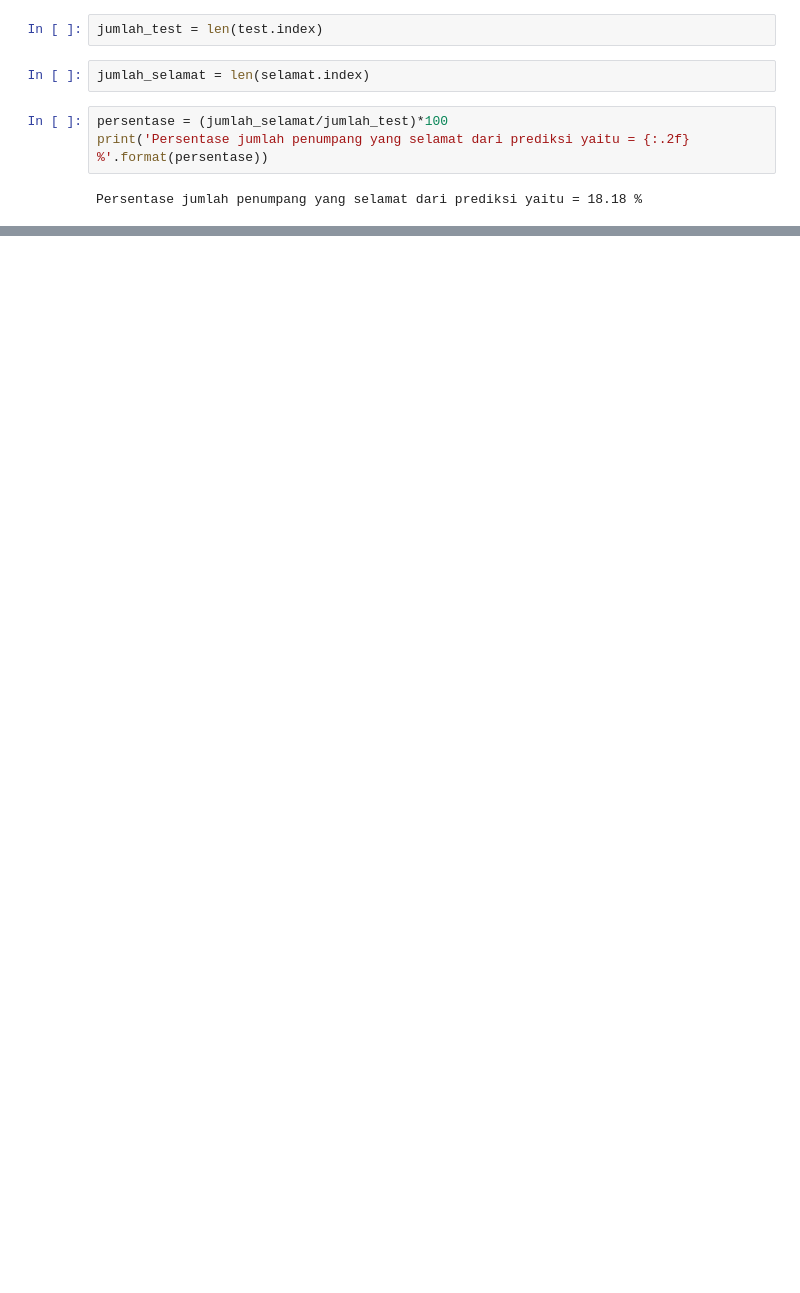
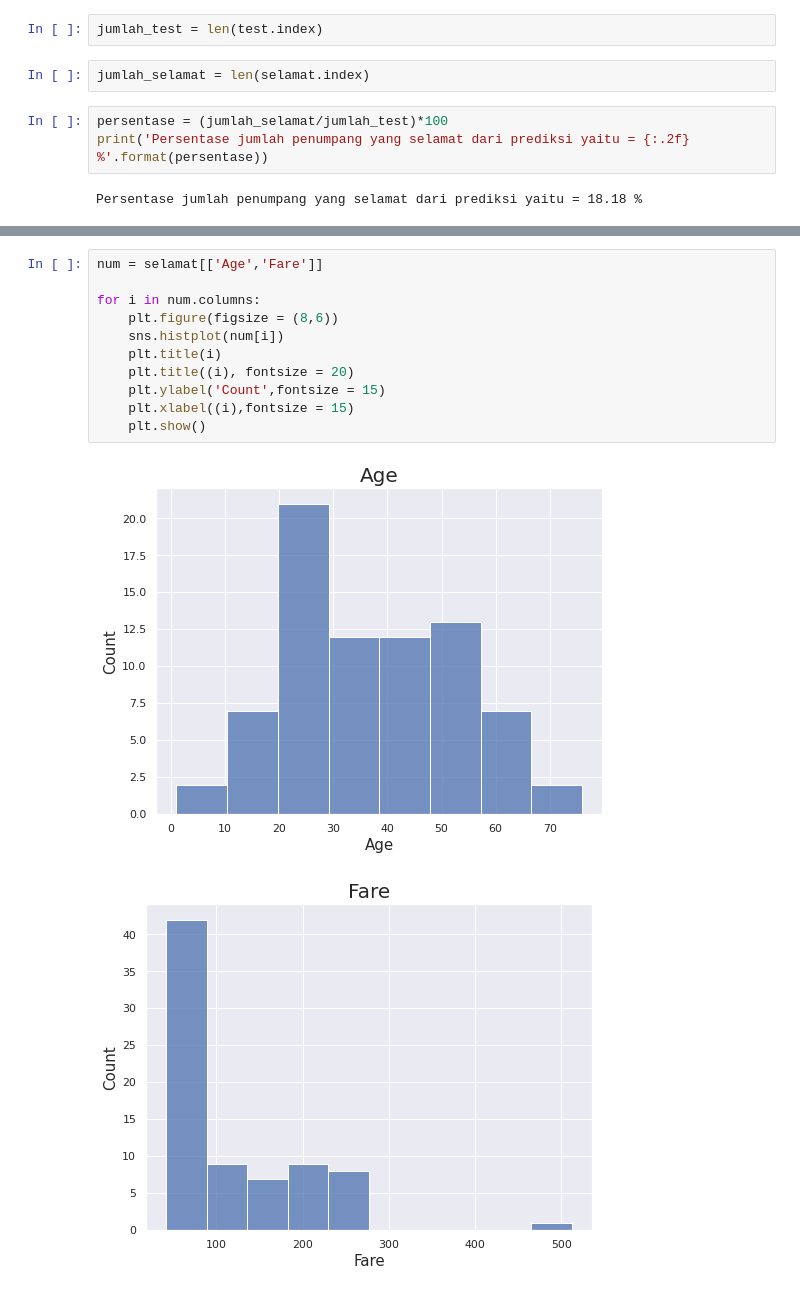
Before and after one commit to wurifah/Bisaai, a Jupyter notebook: sinarmas_titanic.ipynb, the cells around one changed output, grey strips where cells are left out. Drawn from its saved outputs; the diff is of its cells as text; blank space fills up the shorter version.

```diff
--- a/sinarmas_titanic.ipynb
+++ b/sinarmas_titanic.ipynb
@@ -561,0 +575,14 @@ Persentase jumlah penumpang yang selamat dari prediksi yaitu = 18.18 %
+# %%
+num = selamat[['Age','Fare']]
+
+for i in num.columns:
+    plt.figure(figsize = (8,6))
+    sns.histplot(num[i])
+    plt.title(i)
+    plt.title((i), fontsize = 20)
+    plt.ylabel('Count',fontsize = 15)
+    plt.xlabel((i),fontsize = 15)
+    plt.show()
+# %% [output]
+[figure, added]
+[figure, added]
```
Also changed, not shown: parts of 16 cells of this notebook.
